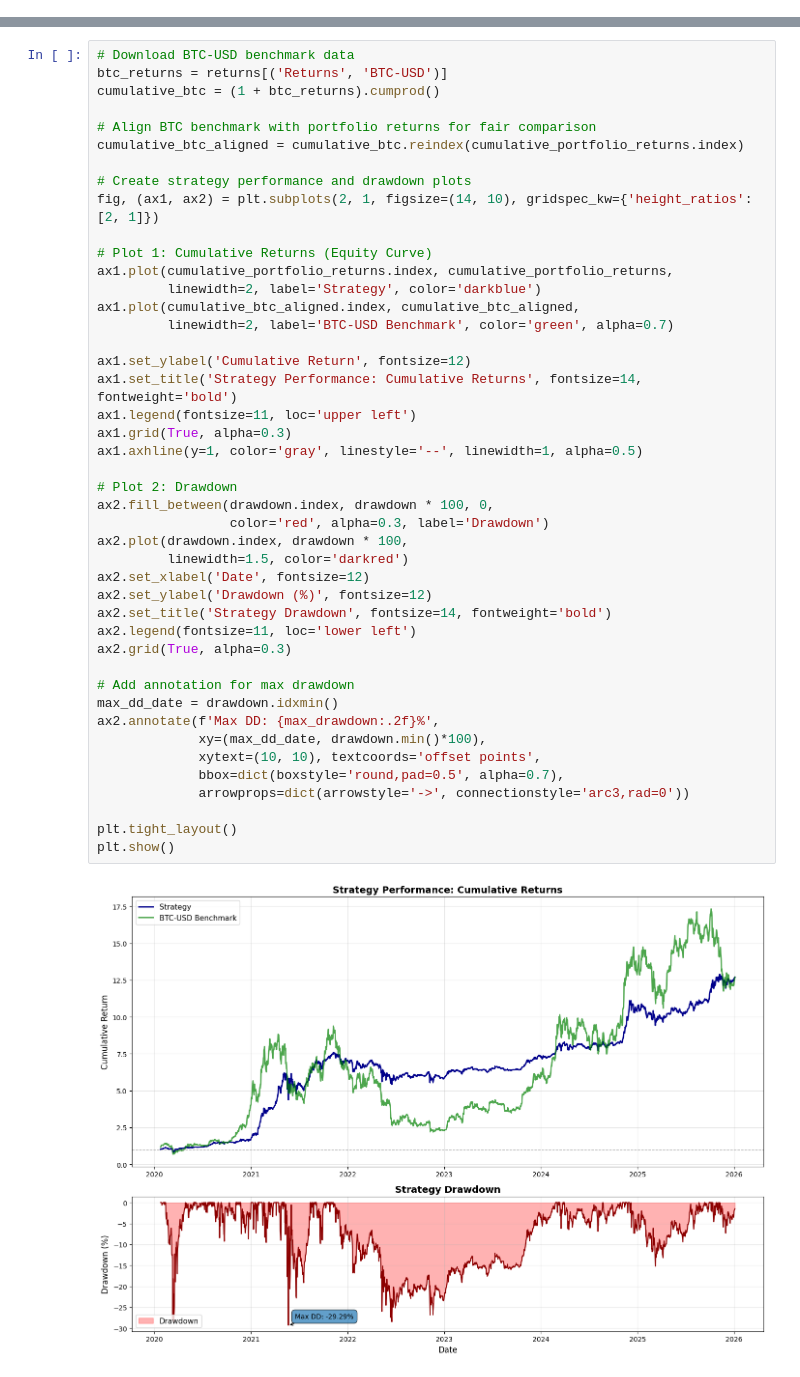
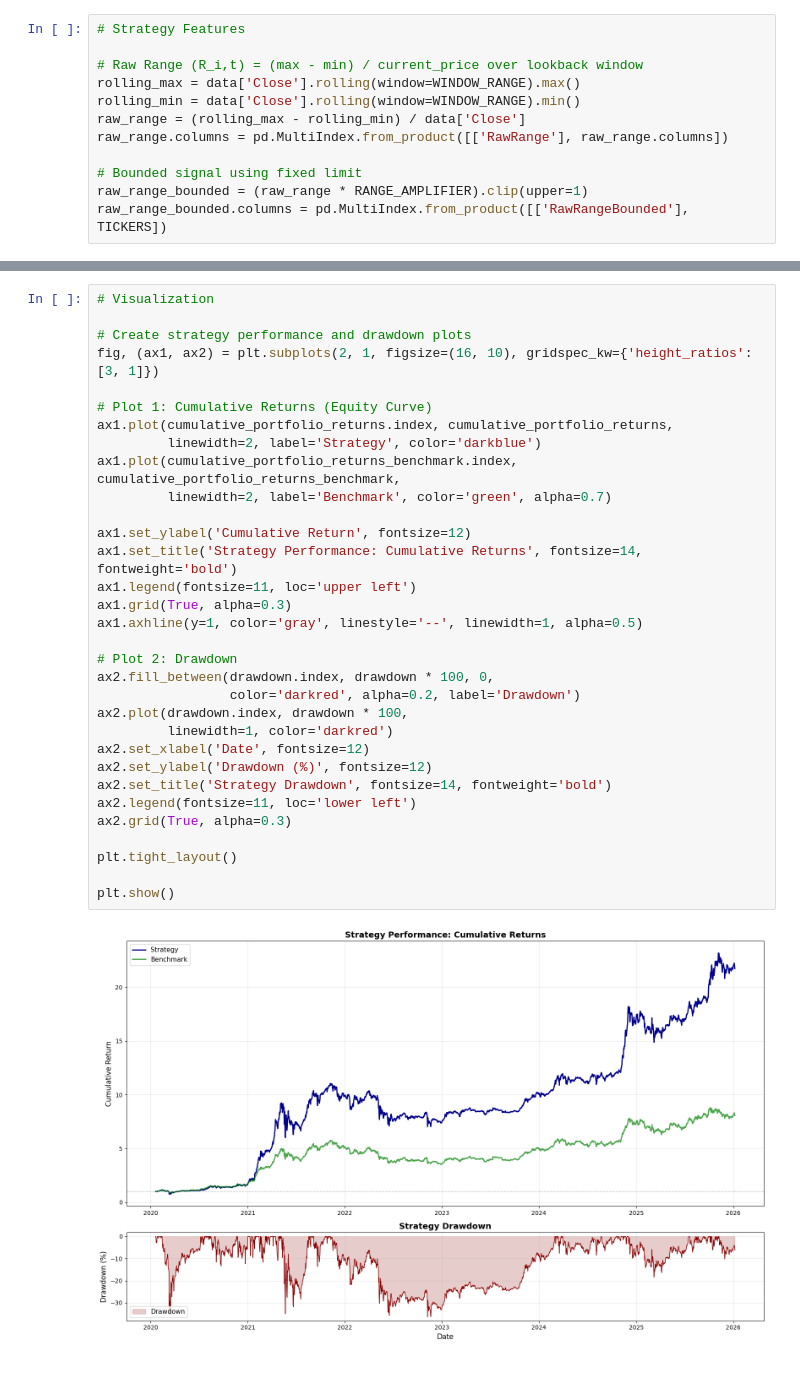
Before and after one commit to BlazOrsos/quant-journey, a Jupyter notebook: research/crypto_trend_effects/cte_ts_range.ipynb, the cells around one changed output, grey strips where cells are left out. Cells and saved outputs as stored; diff of their text form.

```diff
--- a/research/crypto_trend_effects/cte_ts_range.ipynb
+++ b/research/crypto_trend_effects/cte_ts_range.ipynb
@@ -46,0 +36,12 @@ bounded_signal_fixed.columns = pd.MultiIndex.from_product([['BoundedSignalFixed'
+# %%
+# Strategy Features
+
+# Raw Range (R_i,t) = (max - min) / current_price over lookback window
+rolling_max = data['Close'].rolling(window=WINDOW_RANGE).max()
+rolling_min = data['Close'].rolling(window=WINDOW_RANGE).min()
+raw_range = (rolling_max - rolling_min) / data['Close']
+raw_range.columns = pd.MultiIndex.from_product([['RawRange'], raw_range.columns])
+
+# Bounded signal using fixed limit
+raw_range_bounded = (raw_range * RANGE_AMPLIFIER).clip(upper=1)
+raw_range_bounded.columns = pd.MultiIndex.from_product([['RawRangeBounded'], TICKERS])
@@ -115,48 +175,36 @@ Maximum Drawdown: -29.29%
 ============================================================
 # %%
-# Download BTC-USD benchmark data
-btc_returns = returns[('Returns', 'BTC-USD')]
-cumulative_btc = (1 + btc_returns).cumprod()
-
-# Align BTC benchmark with portfolio returns for fair comparison
-cumulative_btc_aligned = cumulative_btc.reindex(cumulative_portfolio_returns.index)
+# Visualization
 
 # Create strategy performance and drawdown plots
-fig, (ax1, ax2) = plt.subplots(2, 1, figsize=(14, 10), gridspec_kw={'height_ratios': [2, 1]})
+fig, (ax1, ax2) = plt.subplots(2, 1, figsize=(16, 10), gridspec_kw={'height_ratios': [3, 1]})
 
 # Plot 1: Cumulative Returns (Equity Curve)
 ax1.plot(cumulative_portfolio_returns.index, cumulative_portfolio_returns,
          linewidth=2, label='Strategy', color='darkblue')
-ax1.plot(cumulative_btc_aligned.index, cumulative_btc_aligned,
-         linewidth=2, label='BTC-USD Benchmark', color='green', alpha=0.7)
+ax1.plot(cumulative_portfolio_returns_benchmark.index, cumulative_portfolio_returns_benchmark,
+         linewidth=2, label='Benchmark', color='green', alpha=0.7)
 
 ax1.set_ylabel('Cumulative Return', fontsize=12)
 ax1.set_title('Strategy Performance: Cumulative Returns', fontsize=14, fontweight='bold')
 ax1.legend(fontsize=11, loc='upper left')
 ax1.grid(True, alpha=0.3)
 ax1.axhline(y=1, color='gray', linestyle='--', linewidth=1, alpha=0.5)
 
 # Plot 2: Drawdown
 ax2.fill_between(drawdown.index, drawdown * 100, 0,
-                 color='red', alpha=0.3, label='Drawdown')
+                 color='darkred', alpha=0.2, label='Drawdown')
 ax2.plot(drawdown.index, drawdown * 100,
-         linewidth=1.5, color='darkred')
+         linewidth=1, color='darkred')
 ax2.set_xlabel('Date', fontsize=12)
 ax2.set_ylabel('Drawdown (%)', fontsize=12)
 ax2.set_title('Strategy Drawdown', fontsize=14, fontweight='bold')
 ax2.legend(fontsize=11, loc='lower left')
 ax2.grid(True, alpha=0.3)
 
-# Add annotation for max drawdown
-max_dd_date = drawdown.idxmin()
-ax2.annotate(f'Max DD: {max_drawdown:.2f}%',
-             xy=(max_dd_date, drawdown.min()*100),
-             xytext=(10, 10), textcoords='offset points',
-             bbox=dict(boxstyle='round,pad=0.5', alpha=0.7),
-             arrowprops=dict(arrowstyle='->', connectionstyle='arc3,rad=0'))
+plt.tight_layout()
 
-plt.tight_layout()
 plt.show()
 # %% [output]
-[figure, old version]
+[figure, new version]
 # %%
```
Also changed, not shown: parts of 6 cells of this notebook, 2 other files.
